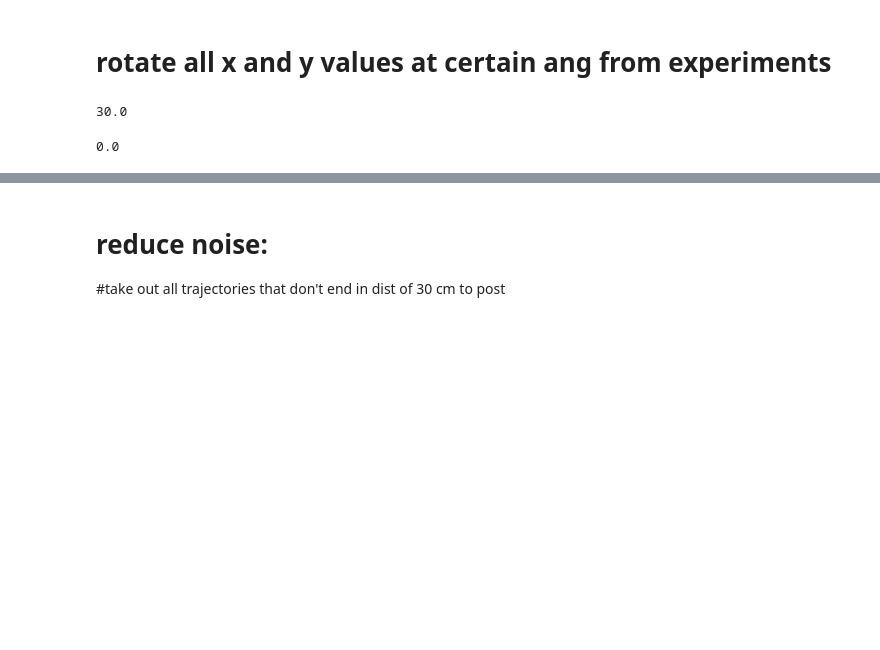
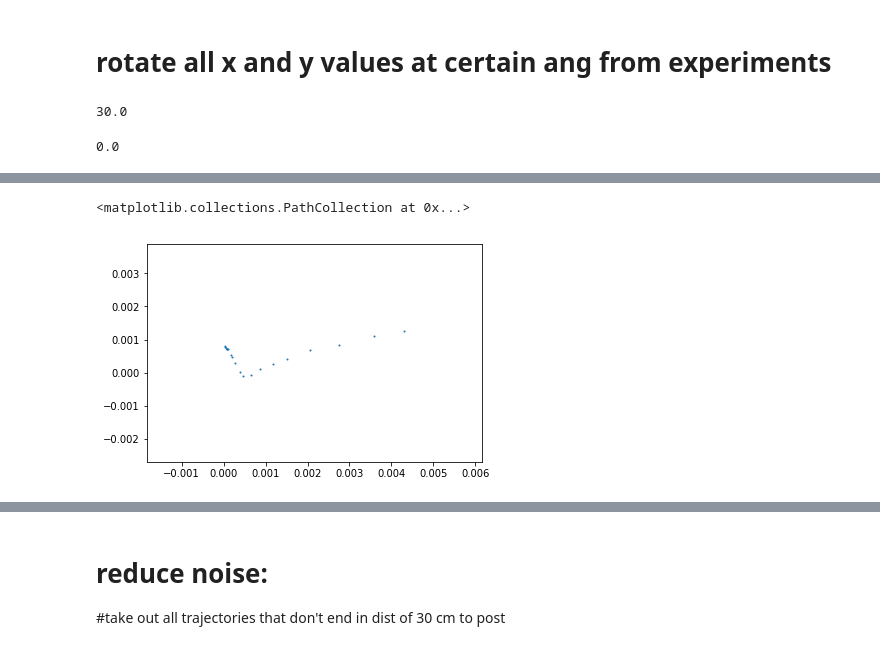
Before and after one commit to bianca-schell/locustVR, a Jupyter notebook: plotting/plotting_locust_loop_dbs.ipynb, the cells around one changed output, grey strips where cells are left out. Drawn from its saved outputs; the diff is of its cells as text; code cells hidden in the pictures; blank space fills up the shorter version.

```diff
--- a/plotting/plotting_locust_loop_dbs.ipynb
+++ b/plotting/plotting_locust_loop_dbs.ipynb
@@ -411,0 +505,6 @@ print(df3)
+# %%
+start=47800
+plt.scatter(df3['x_rot'][start:start+20],df3['y_rot'][start:start+20], s=1, alpha= 1.)
+# %% [output]
+<matplotlib.collections.PathCollection at 0x...>
+[figure, added]
```
Also changed, not shown: parts of 57 cells of this notebook, 2 other files.
